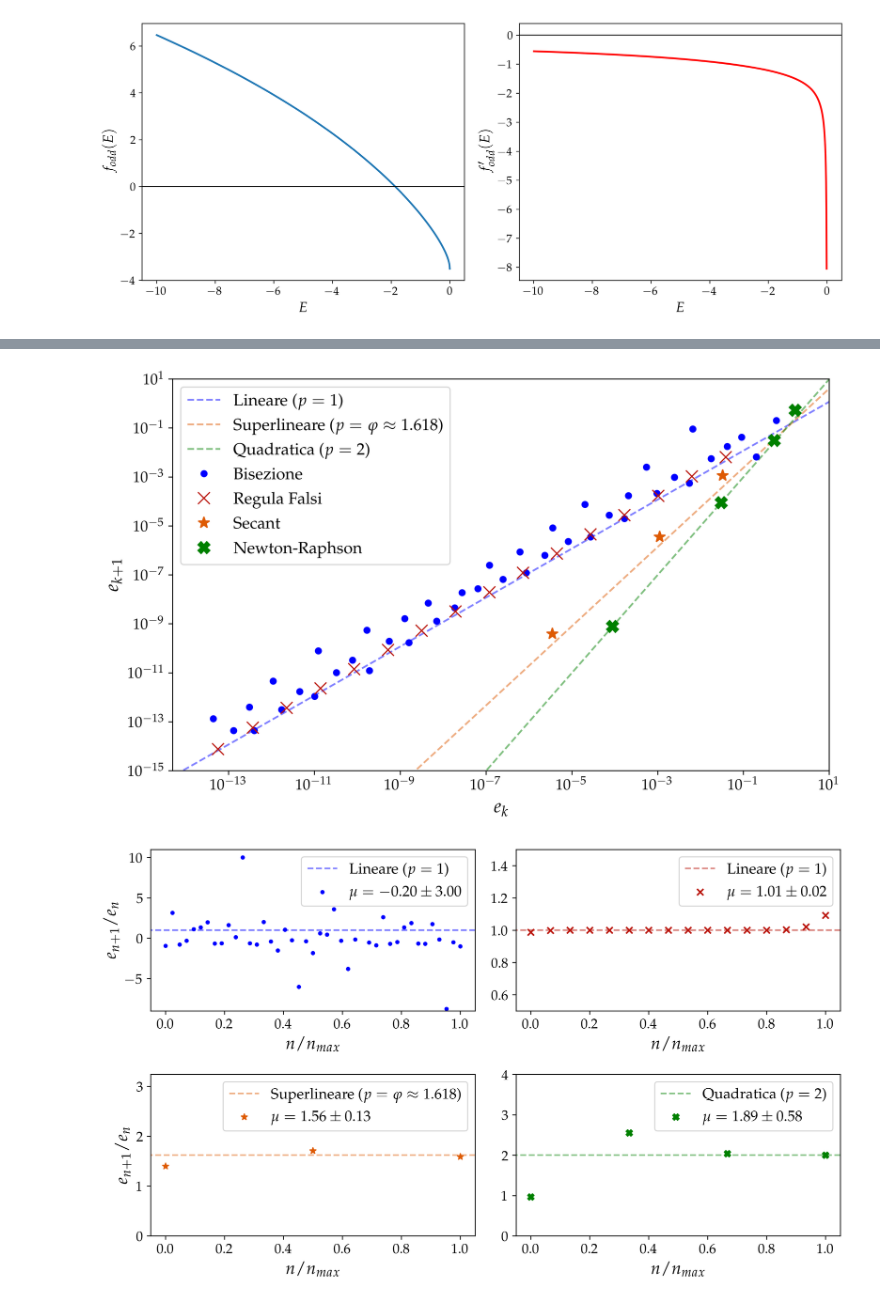
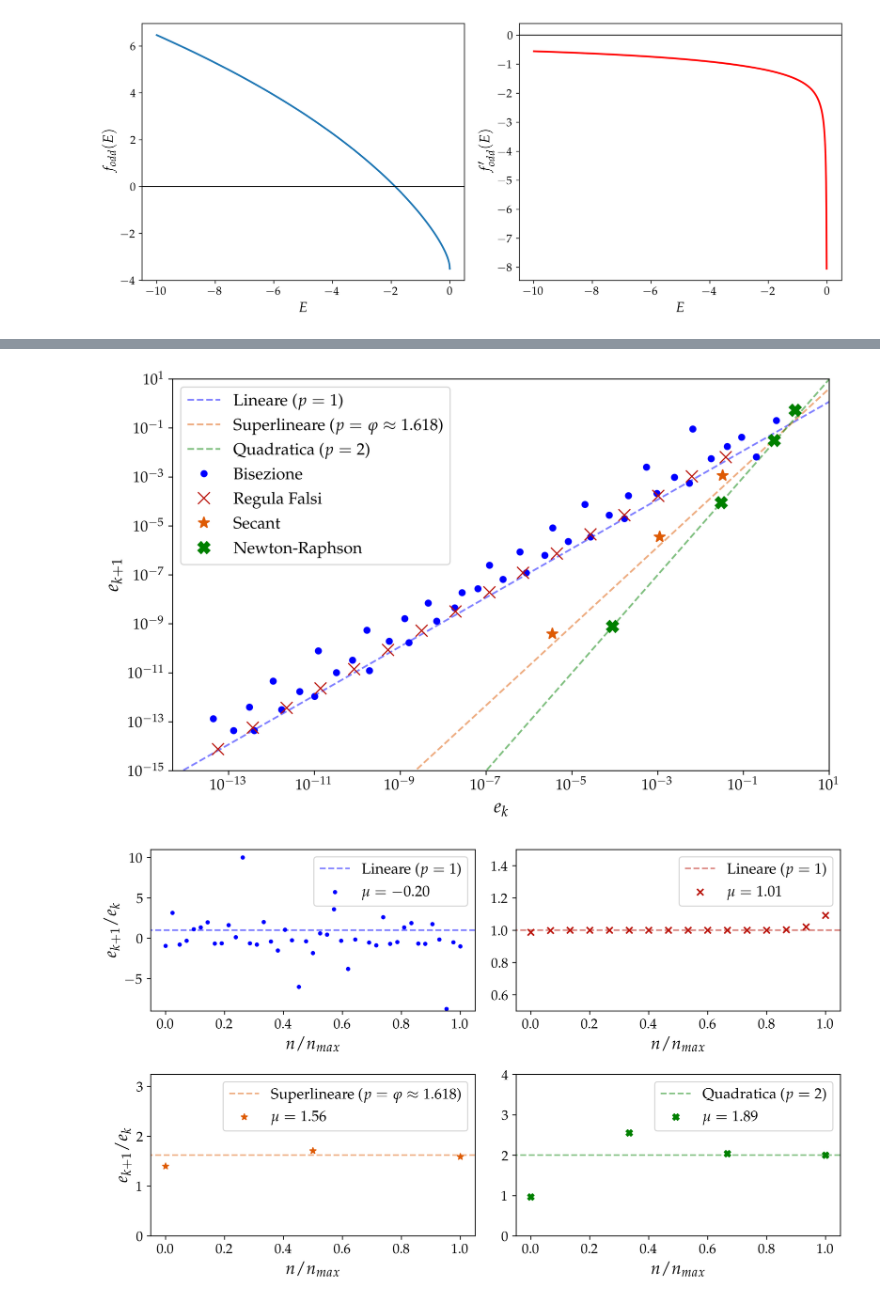
Before and after one commit to mvolpato-unimib/Lab_comp, a Jupyter notebook: ex14/secant.ipynb, the cells around one changed output, grey strips where cells are left out. Drawn from its saved outputs; the diff is of its cells as text; code cells hidden in the pictures.

Commit message:
ex14: rifatte le intestazioni di alcuni grafici e rimosse incertezze sul valore medio in "fit orizzontali", poiché dev std non vale, campioni non iid

```diff
--- a/ex14/secant.ipynb
+++ b/ex14/secant.ipynb
@@ -213,7 +213,7 @@ for i in range(4):
     markers = ['.', 'x', '*', 'X']
     ax1.loglog(ek, ek_plus_1, marker=markers[i], color=colors[i], ls='', ms=10, label=names[i])
     n_coo = np.linspace(0, 1, len(pk))
-    axes[i].scatter(n_coo, pk, marker=markers[i], color=colors[i], label=rf'$\mu = {p_mean:.2f} \pm {p_std:.2f}$')
+    axes[i].scatter(n_coo, pk, marker=markers[i], color=colors[i], label=rf'$\mu = {p_mean:.2f}$')
     axes[i].set_xlim(-0.05, 1.05)
     axes[i].set_xlabel(r'$n/n_{max}$')
     axes[i].legend()
@@ -221,8 +221,8 @@ for i in range(4):
 ax1.set_xlabel(r'$e_k$')
 ax1.set_ylabel(r'$e_{k+1}$')
 ax1.legend()
-axes[0].set_ylabel(r'$e_{n+1}/e_n$')
-axes[2].set_ylabel(r'$e_{n+1}/e_n$')
+axes[0].set_ylabel(r'$e_{k+1}/e_k$')
+axes[2].set_ylabel(r'$e_{k+1}/e_k$')
 plt.tight_layout()
 
 fig.savefig('plots/scat_lines_even.png')
@@ -240,16 +240,13 @@ ek = []
 ek_plus_1 = []
 for i, name_par in enumerate(name_pars):
     story = np.array(stories[i])
-    # Calcoliamo l'errore come distanza dall'ultimo valore trovato (la radice)
     err = abs(story - story[-1])
 
-    # Definiamo e_k (errore attuale) e e_{k+1} (errore successivo)
-    # Escludiamo l'ultimo punto perché l'errore è zero (log non definito)
     ek.append(err[1:-2])
     ek_plus_1.append(err[2:-1])
 
 for i, name_par in enumerate(name_pars):
-    res = lin_fit(np.log(ek[i]), np.log(ek_plus_1[i]), np.eye(len(ek[i])), len(name_par)-1,
+    res = lin_fit(np.log(ek[i]), np.log(ek_plus_1[i]),
              name_pars=name_par, name_points=names[i], col=colors[i],
              ErrTrue=False, mar=markers[i], labels=[r'$e_k$', r'$e_{k+1}$'],
              save_name=f'plots/fit_{names[i]}', true_val_student=(exps[i], np.log(coeff[i])))
@@ -522,39 +519,36 @@ ax4.hlines(2, -hxcoo, hxcoo, ls='--', label=r'Quadratica ($p=2$)', color=colors[
 
 for i in range(4):
     story = np.array(stories[i])
-    # Calcoliamo l'errore come distanza dall'ultimo valore trovato (la radice)
     err = abs(story - story[-1])
 
-    # Definiamo e_k (errore attuale) e e_{k+1} (errore successivo)
-    # Escludiamo l'ultimo punto perché l'errore è zero (log non definito)
     ek_minus_1 = err[:-3]
     ek = err[1:-2]
     ek_plus_1 = err[2:-1]
 
     pk = np.log(ek_plus_1/ek) / np.log(ek/ek_minus_1)
     Kk = ek_plus_1/(ek**pk)
 
     p_mean = np.mean(pk)
     p_std = np.std(pk)
 
     markers = ['.', 'x', '*', 'X']
     ax1.loglog(ek, ek_plus_1, marker=markers[i], color=colors[i], ls='', ms=10, label=names[i])
     n_coo = np.linspace(0, 1, len(pk))
-    axes[i].scatter(n_coo, pk, marker=markers[i], color=colors[i], label=rf'$\mu = {p_mean:.2f} \pm {p_std:.2f}$')
+    axes[i].scatter(n_coo, pk, marker=markers[i], color=colors[i], label=rf'$\mu = {p_mean:.2f}$')
     axes[i].set_xlim(-0.05, 1.05)
     axes[i].set_xlabel(r'$n/n_{max}$')
     axes[i].legend()
 
 ax1.set_xlabel(r'$e_k$')
 ax1.set_ylabel(r'$e_{k+1}$')
 ax1.legend()
-axes[0].set_ylabel(r'$e_{n+1}/e_n$')
-axes[2].set_ylabel(r'$e_{n+1}/e_n$')
+axes[0].set_ylabel(r'$e_{k+1}/e_k$')
+axes[2].set_ylabel(r'$e_{k+1}/e_k$')
 plt.tight_layout()
 
 fig.savefig('plots/scat_lines_odd.png')
 fig_mul.savefig('plots/single_scat_odd.png')
 plt.show()
 # %% [output]
 [figure]
-[figure, old version]
+[figure, new version]
```
Also changed, not shown: parts of 4 cells of this notebook, 8 other files.
